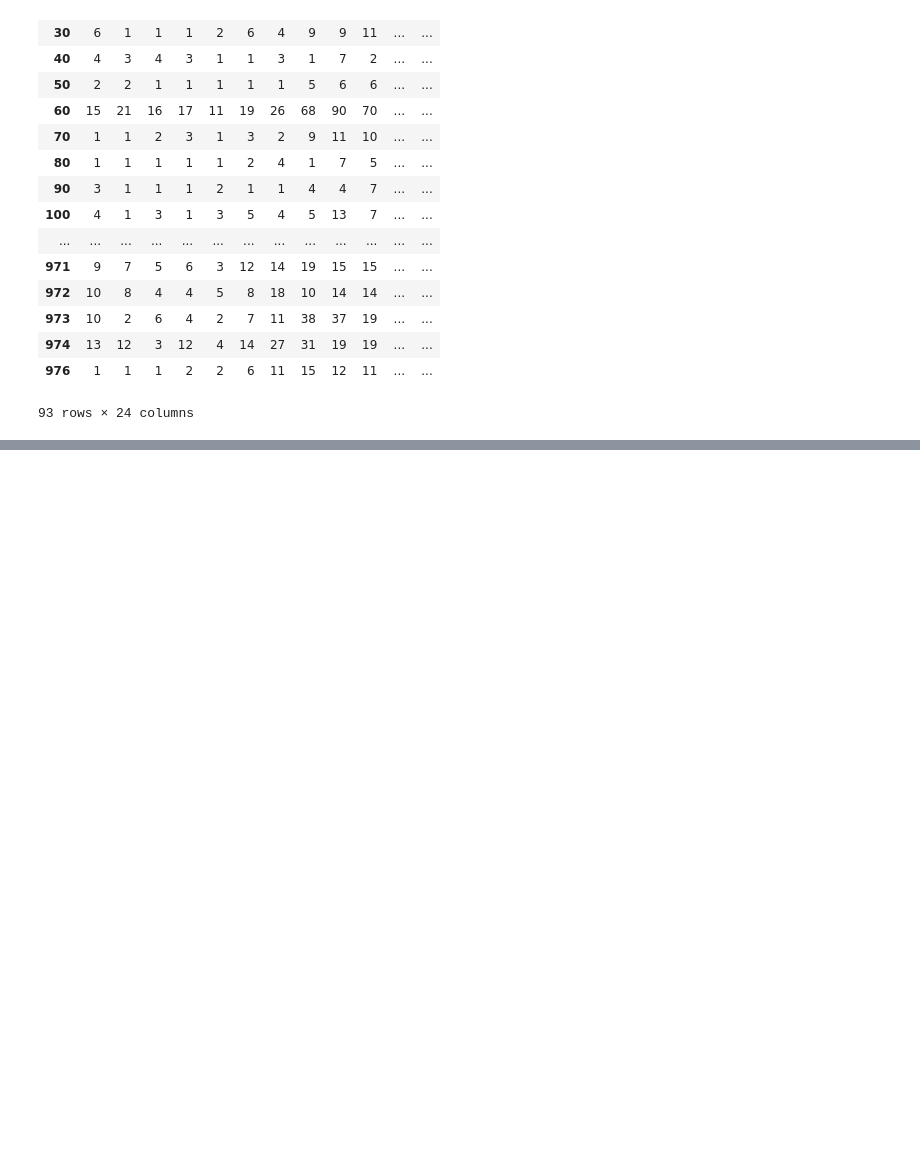
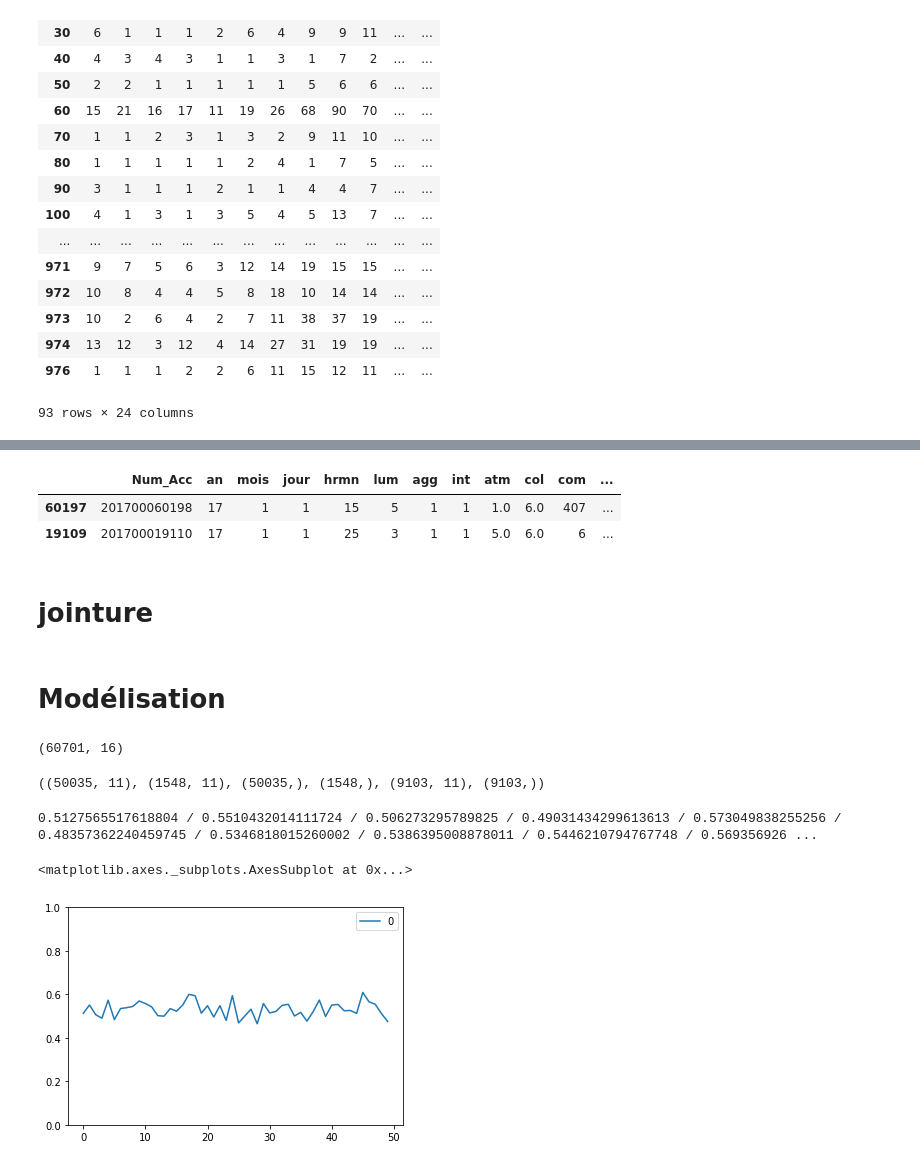
Before and after one commit to romainjouin/formation_python, a Jupyter notebook: esilv_groupe_1_accidents_de_la_route_notebook_2.ipynb, the cells around one changed output, grey strips where cells are left out. Cells and saved outputs as stored; diff of their text form; code cells hidden in the pictures; blank space fills up the shorter version.

```diff
--- a/esilv_groupe_1_accidents_de_la_route_notebook_2.ipynb
+++ b/esilv_groupe_1_accidents_de_la_route_notebook_2.ipynb
@@ -49,0 +161,9 @@ df
+# %%
+# trier une dataframe sur plusieurs colonnes
+caracteristiques.sort_values(["an", "mois", "jour", "hrmn"]).head(2)
+# %% [output]
+|  | Num_Acc | an | mois | jour | hrmn | lum | agg | int | atm | col | com | ... |
+| 60197 | 201700060198 | 17 | 1 | 1 | 15 | 5 | 1 | 1 | 1.0 | 6.0 | 407 | ... |
+| 19109 | 201700019110 | 17 | 1 | 1 | 25 | 3 | 1 | 1 | 5.0 | 6.0 | 6 | ... |
+# %% [markdown]
+# jointure
@@ -49,0 +172,2 @@ df
+# %% [markdown]
+# Modélisation
@@ -49,0 +179,33 @@ df
+# %%
+caracteristiques.shape
+# %% [output]
+(60701, 16)
+# %%
+sans_na = caracteristiques.select_dtypes(exclude="object").drop(["lat", "long"], axis="columns").dropna()#.shape#isna().sum()
+# %%
+X = sans_na.drop(col_y, axis="columns")
+Y = sans_na[col_y]
+# %%
+X_train, X_test      , y_train, y_test       = train_test_split(X      ,Y      , test_size=0.15)
+X_train, X_validation, y_train, y_validation = train_test_split(X_train,y_train, test_size=0.03)
+X_train.shape, X_validation.shape, y_train.shape, y_validation.shape, X_test.shape, y_test.shape
+# %% [output]
+((50035, 11), (1548, 11), (50035,), (1548,), (9103, 11), (9103,))
+# %%
+r = []
+for i in range(50):
+    hyperparametres = {"n_estimators" : 20 ,
+                       "n_jobs"       : -1 }
+    algo = RandomForestRegressor(**hyperparametres)
+    modele = algo.fit(X_train.select_dtypes(exclude=["object"]), y_train)
+    score = modele.score(X_test, y_test)
+    r.append(score)
+    print(score, end=" / ")
+# %% [output]
+0.5127565517618804 / 0.5510432014111724 / 0.506273295789825 / 0.49031434299613613 / 0.573049838255256 / 0.48357362240459745 / 0.5346818015260002 / 0.5386395008878011 / 0.5446210794767748 / 0.569356926 ...
+# %%
+%matplotlib inline
+pd.DataFrame(r).plot(ylim=[0,1])
+# %% [output]
+<matplotlib.axes._subplots.AxesSubplot at 0x...>
+[figure, added]
```
Also changed, not shown: parts of 25 cells of this notebook.
